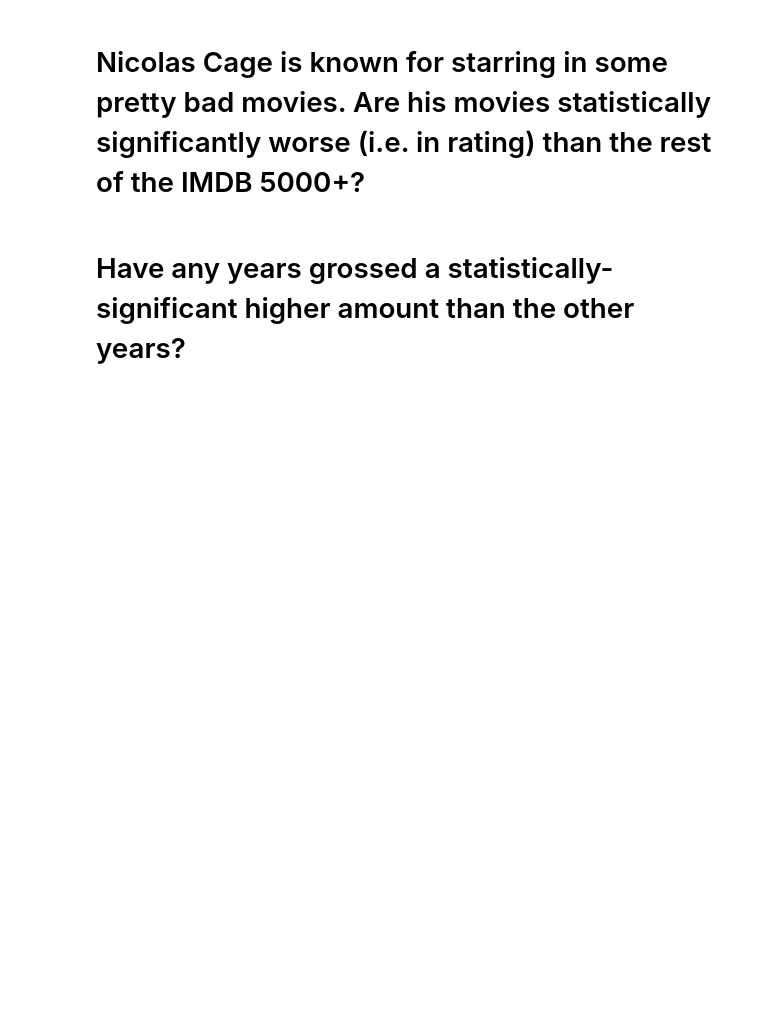
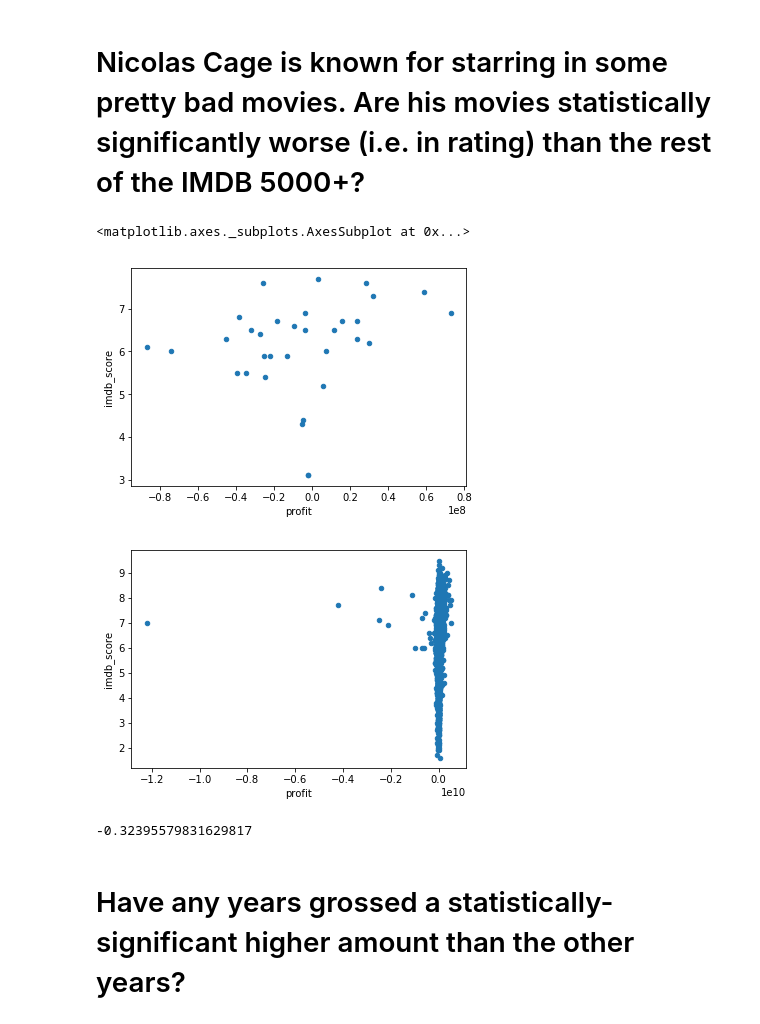
Before and after one commit to grandquista/data-science, a Jupyter notebook: imdb-notebook.ipynb, the cells around one changed output. Cells and saved outputs as stored; diff of their text form; code cells hidden in the pictures; blank space fills up the shorter version.

```diff
--- a/imdb-notebook.ipynb
+++ b/imdb-notebook.ipynb
@@ -112,5 +150,17 @@ false_negatives.plot(x='profit', y='imdb_score', kind='scatter')
 # Which genre trends toward the highest gross-to-budget ratio? You may have to do some extra parsing to answer this question.
 # %% [markdown]
 # Nicolas Cage is known for starring in some pretty bad movies. Are his movies statistically significantly worse (i.e. in rating) than the rest of the IMDB 5000+?
+# %%
+have_nicolas_cage = df[has_actor(df, 'Nicolas Cage')]
+have_nicolas_cage.plot(x='profit', y='imdb_score', kind='scatter')
+df.plot(x='profit', y='imdb_score', kind='scatter')
+# %% [output]
+<matplotlib.axes._subplots.AxesSubplot at 0x...>
+[figure, added]
+[figure, added]
+# %%
+np.average(have_nicolas_cage.imdb_score) - np.average(df.imdb_score)
+# %% [output]
+-0.32395579831629817
 # %% [markdown]
 # Have any years grossed a statistically-significant higher amount than the other years?
```
Also changed, not shown: parts of 7 cells of this notebook.
